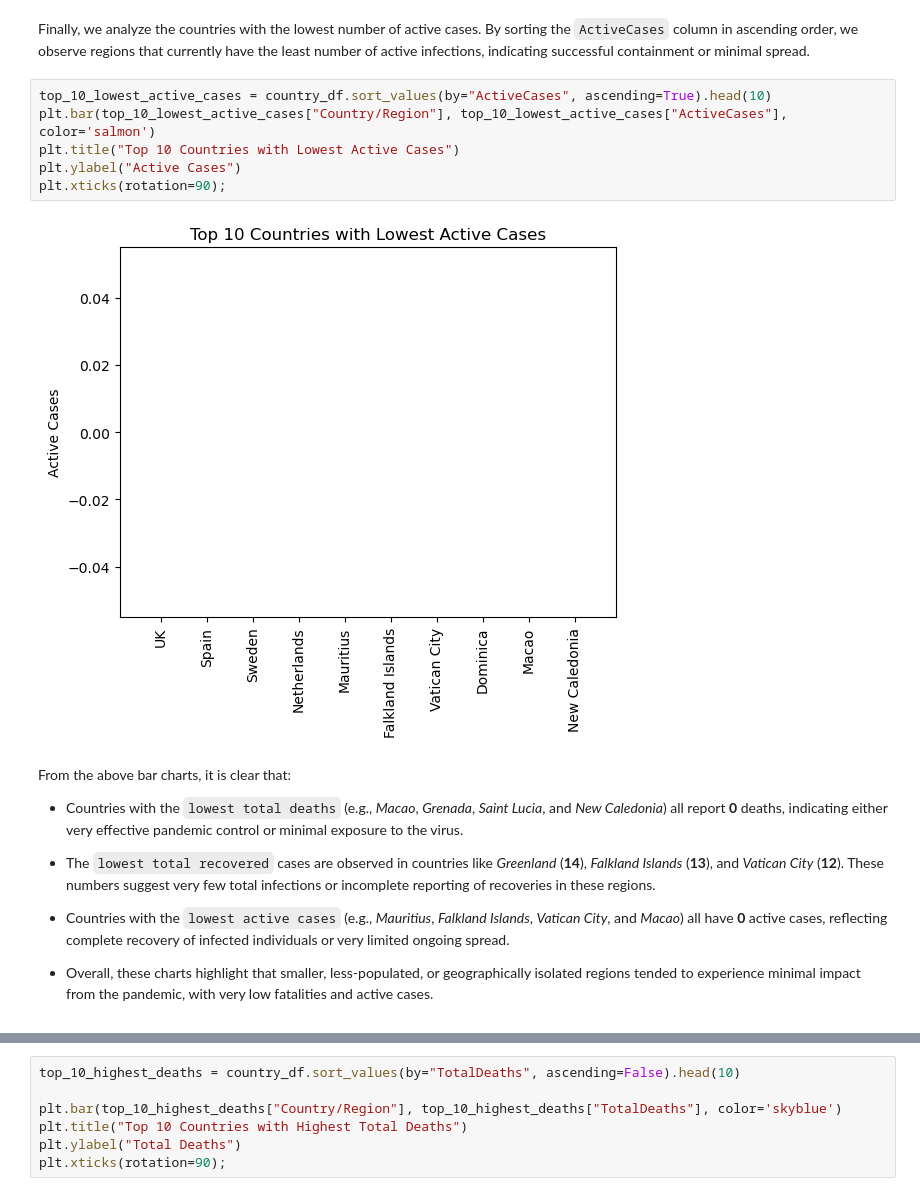
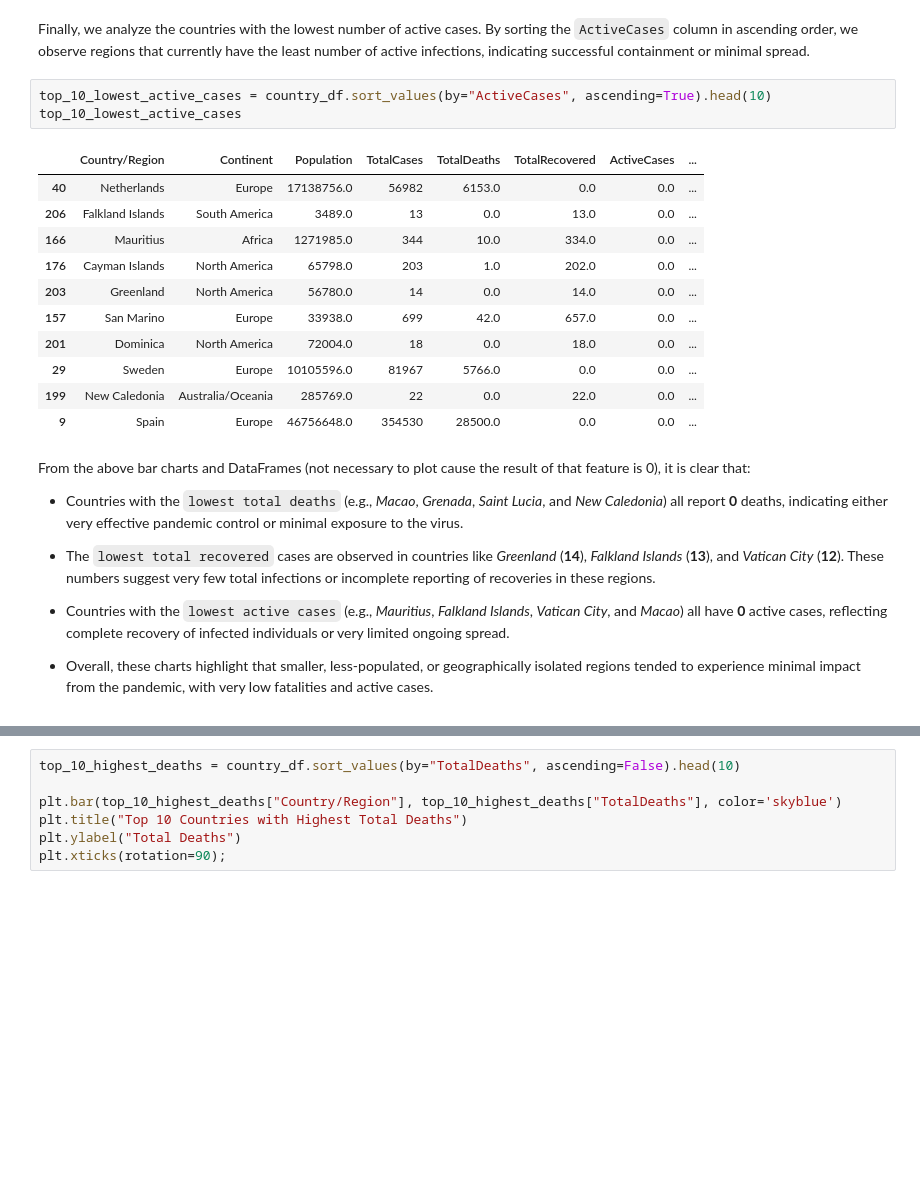
Before and after one commit to dhuyent/DSProgramming-FinalProject, a Jupyter notebook: src/Data_analysis.ipynb, the cells around one changed output, grey strips where cells are left out. Cells and saved outputs as stored; diff of their text form; blank space fills up the shorter version.

```diff
--- a/src/Data_analysis.ipynb
+++ b/src/Data_analysis.ipynb
@@ -217,15 +222,22 @@ plt.xticks(rotation=90);
 # %% [markdown]
 Finally, we analyze the countries with the lowest number of active cases. By sorting the `ActiveCases` column in ascending order, we observe regions that currently have the least number of active infections, indicating successful containment or minimal spread.
-# %%
-top_10_lowest_active_cases = country_df.sort_values(by="ActiveCases", ascending=True).head(10)
-plt.bar(top_10_lowest_active_cases["Country/Region"], top_10_lowest_active_cases["ActiveCases"], color='salmon')
-plt.title("Top 10 Countries with Lowest Active Cases")
-plt.ylabel("Active Cases")
-plt.xticks(rotation=90);
-# %% [output]
-[figure, removed]
+# %%
+top_10_lowest_active_cases = country_df.sort_values(by="ActiveCases", ascending=True).head(10)
+top_10_lowest_active_cases
+# %% [output]
+|  | Country/Region | Continent | Population | TotalCases | TotalDeaths | TotalRecovered | ActiveCases | ... |
+| 40 | Netherlands | Europe | 17138756.0 | 56982 | 6153.0 | 0.0 | 0.0 | ... |
+| 206 | Falkland Islands | South America | 3489.0 | 13 | 0.0 | 13.0 | 0.0 | ... |
+| 166 | Mauritius | Africa | 1271985.0 | 344 | 10.0 | 334.0 | 0.0 | ... |
+| 176 | Cayman Islands | North America | 65798.0 | 203 | 1.0 | 202.0 | 0.0 | ... |
+| 203 | Greenland | North America | 56780.0 | 14 | 0.0 | 14.0 | 0.0 | ... |
+| 157 | San Marino | Europe | 33938.0 | 699 | 42.0 | 657.0 | 0.0 | ... |
+| 201 | Dominica | North America | 72004.0 | 18 | 0.0 | 18.0 | 0.0 | ... |
+| 29 | Sweden | Europe | 10105596.0 | 81967 | 5766.0 | 0.0 | 0.0 | ... |
+| 199 | New Caledonia | Australia/Oceania | 285769.0 | 22 | 0.0 | 22.0 | 0.0 | ... |
+| 9 | Spain | Europe | 46756648.0 | 354530 | 28500.0 | 0.0 | 0.0 | ... |
 # %% [markdown]
-From the above bar charts, it is clear that:
+From the above bar charts and DataFrames (not necessary to plot cause the result of that feature is 0), it is clear that:
 
 - Countries with the `lowest total deaths` (e.g., *Macao*, *Grenada*, *Saint Lucia*, and *New Caledonia*) all report **0** deaths, indicating either very effective pandemic control or minimal exposure to the virus.
 
```
Also changed, not shown: parts of 27 cells of this notebook, 1 other file.
